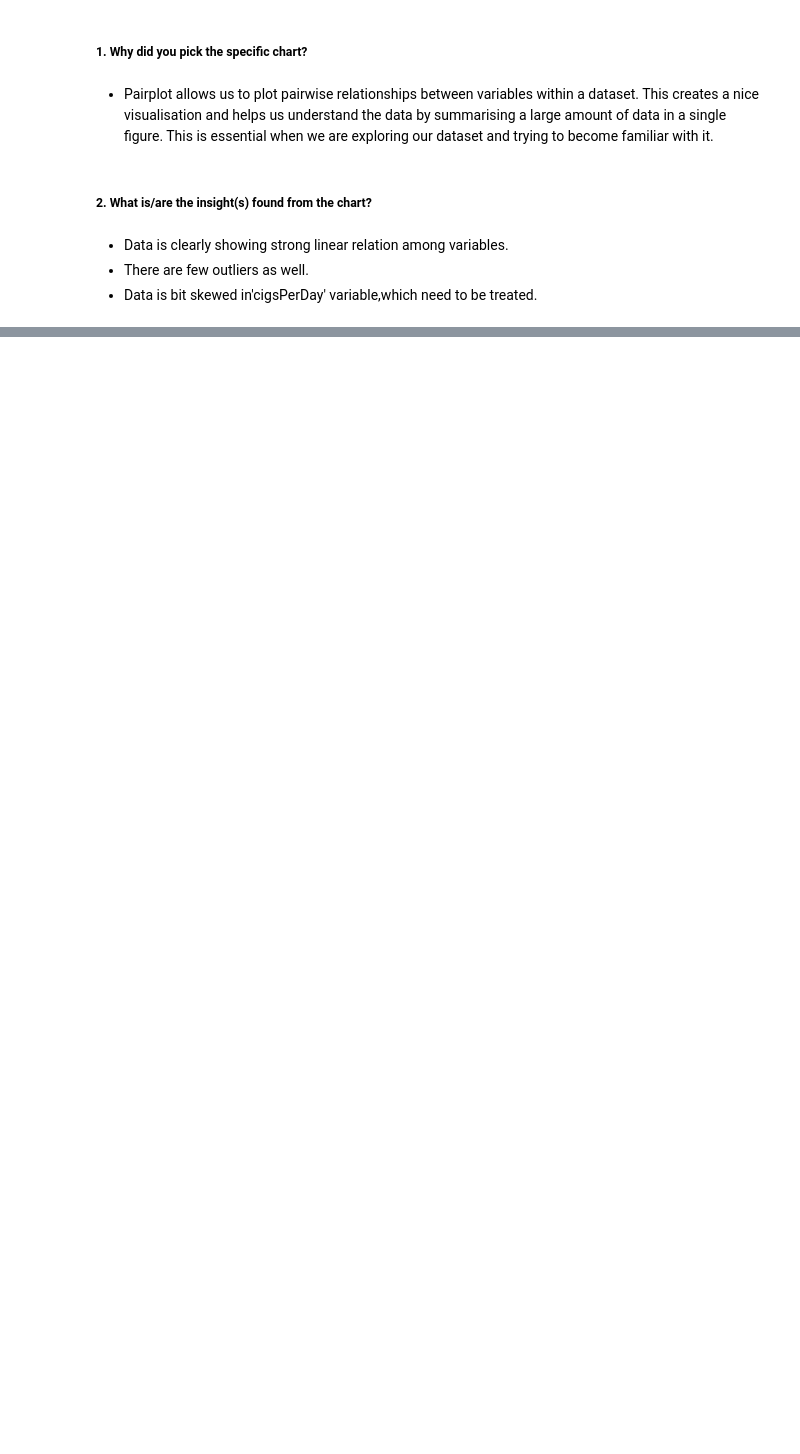
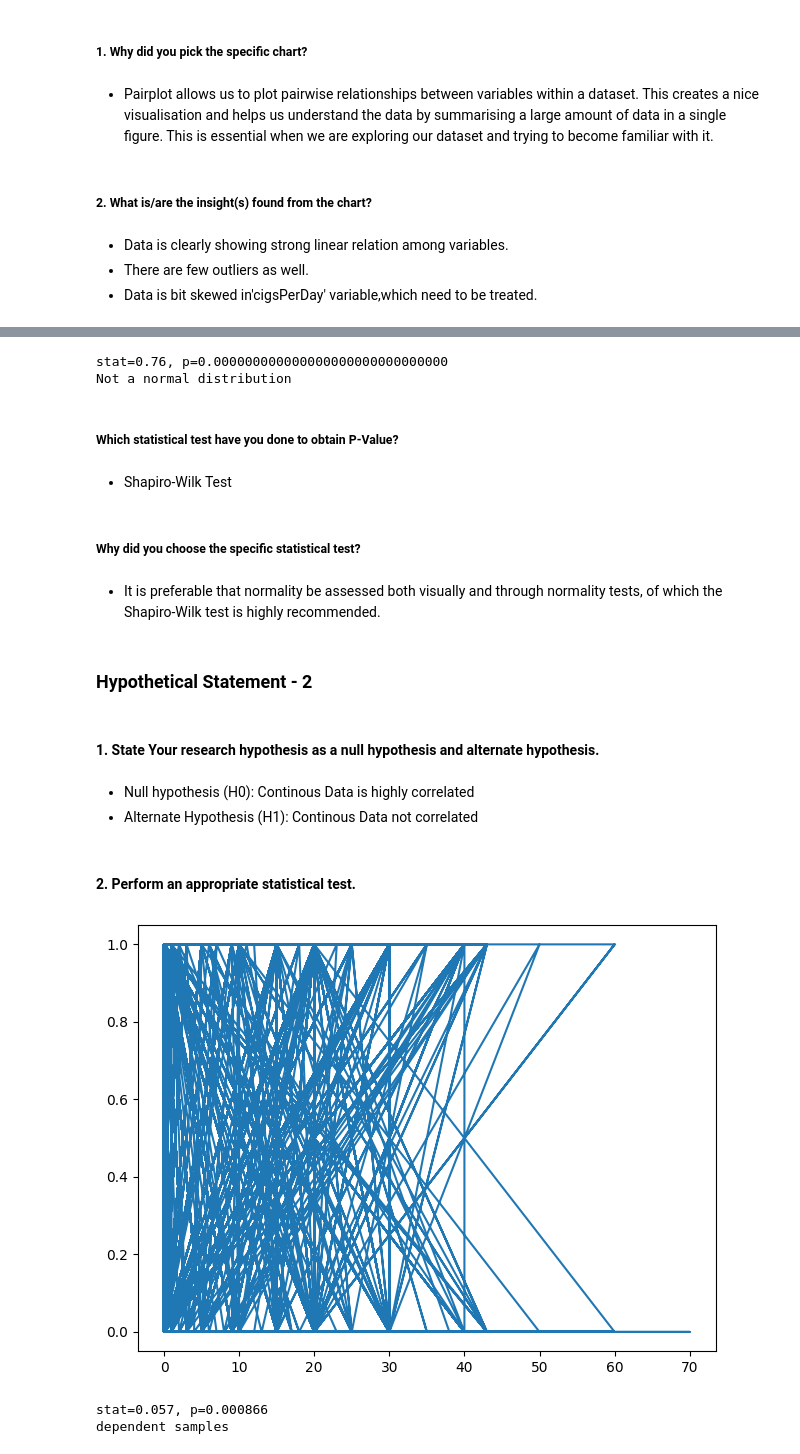
Before and after one commit to Rajat-Sri/Capstone-3-Cardiovascular-Risk-Prediction, a Jupyter notebook: Cardiovascular_Risk_Prediction.ipynb, the cells around one changed output, grey strips where cells are left out. Saved outputs shown, nothing was run; the diff lists cells and outputs as text; code cells hidden in the pictures; blank space fills up the shorter version.

```diff
--- a/Cardiovascular_Risk_Prediction.ipynb
+++ b/Cardiovascular_Risk_Prediction.ipynb
@@ -832,0 +867,59 @@ sns.pairplot(newdf[cols_to_plot], kind='reg', diag_kind='kde',
+# %%
+# Perform Statistical Test to obtain P-Value
+
+#Help from Python
+from scipy.stats import shapiro #importing shapiro library
+
+DataToTest = df['cigsPerDay']
+
+stat, p = shapiro(DataToTest) #applying
+
+print('stat=%.2f, p=%.30f' % (stat, p))
+
+if p > 0.05:
+    print('Normal distribution')
+else:
+    print('Not a normal distribution')
+# %% [output]
+stat=0.76, p=0.000000000000000000000000000000
+Not a normal distribution
+# %% [markdown]
+##### Which statistical test have you done to obtain P-Value?
+# %% [markdown]
+- Shapiro-Wilk Test
+# %% [markdown]
+##### Why did you choose the specific statistical test?
+# %% [markdown]
+- It is preferable that normality be assessed both visually and through normality tests, of which the Shapiro-Wilk test is highly recommended.
+# %% [markdown]
+### Hypothetical Statement - 2
+# %% [markdown]
+#### 1. State Your research hypothesis as a null hypothesis and alternate hypothesis.
+# %% [markdown]
+- Null hypothesis (H0): Continous Data is highly correlated
+- Alternate Hypothesis (H1): Continous Data not correlated
+# %% [markdown]
+#### 2. Perform an appropriate statistical test.
+# %%
+FirstSample = df['cigsPerDay']
+SecondSample = df['TenYearCHD']
+
+pyplot.plot(FirstSample,SecondSample)
+pyplot.show()
+# %% [output]
+[figure, added]
+# %%
+# Perform Statistical Test to obtain P-Value
+
+#Spearman Rank Correlation
+from scipy.stats import spearmanr
+stat, p = spearmanr(FirstSample, SecondSample)
+
+print('stat=%.3f, p=%5f' % (stat, p))
+if p > 0.05:
+    print('independent samples')
+else:
+    print('dependent samples')
+# %% [output]
+stat=0.057, p=0.000866
+dependent samples
```
Also changed, not shown: parts of 32 cells of this notebook.
